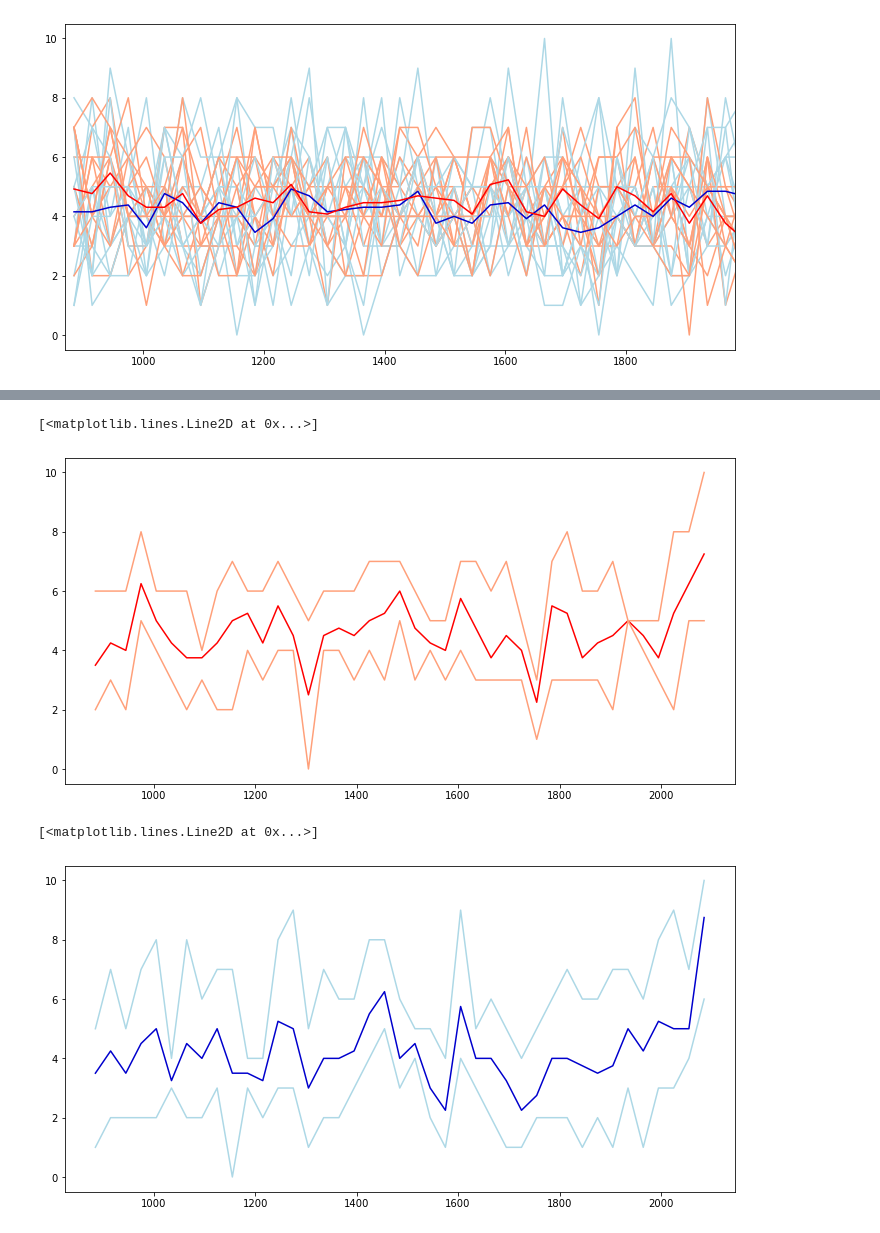
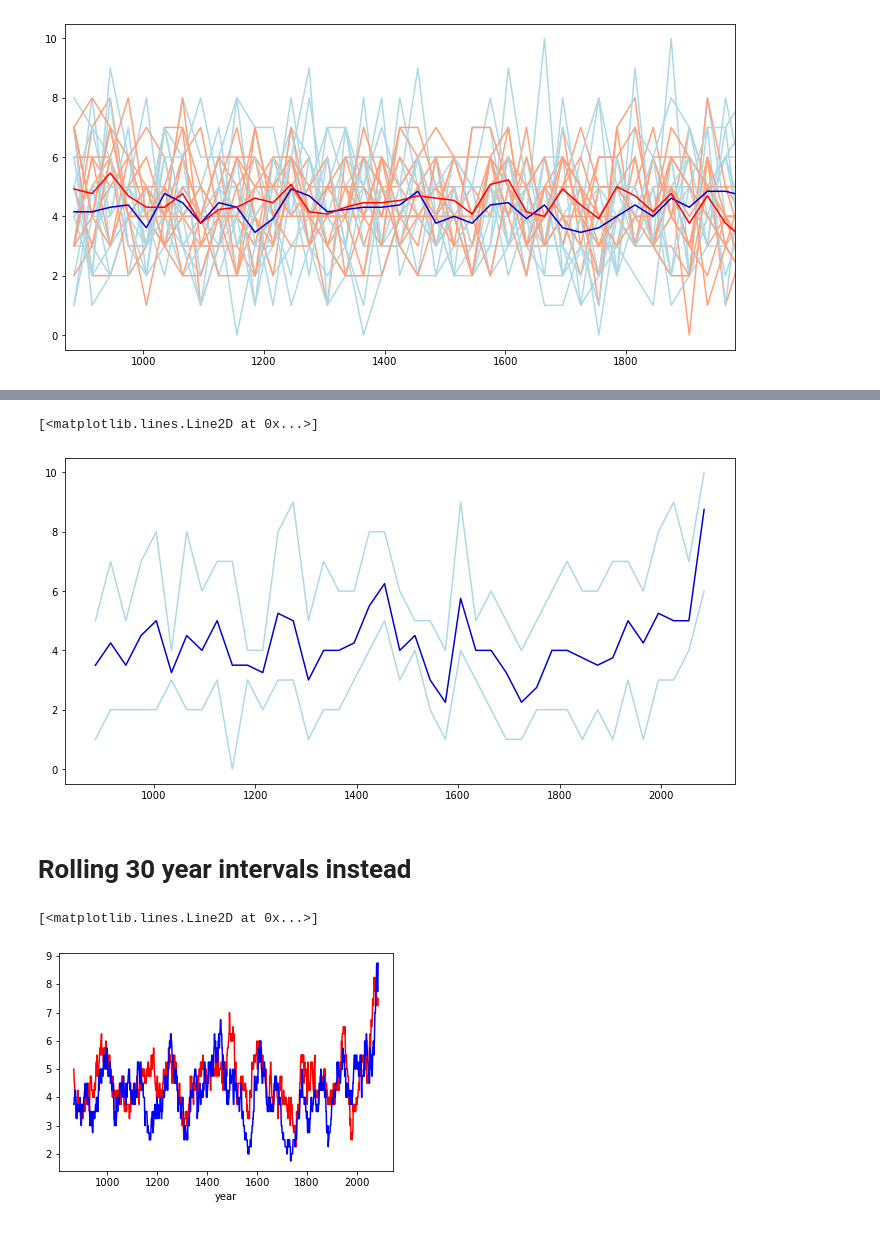
Before and after one commit to anton-seaice/compound, a Jupyter notebook: cesmTradIndecesCompounds.ipynb, the cells around one changed output, grey strips where cells are left out. Cells and saved outputs as stored; diff of their text form; code cells hidden in the pictures.

```diff
--- a/cesmTradIndecesCompounds.ipynb
+++ b/cesmTradIndecesCompounds.ipynb
@@ -172,27 +174,22 @@ fig = plt.figure(figsize=(12,6))
 
 
 
-#plt.plot(x, binnedNegCount.sel(experiment=_model.cesmRcp85).mean(dim='experiment') , color='mediumblue')
-plt.plot(x, binnedPosCount.sel(experiment=_model.cesmRcp85).mean(dim='experiment') , color='red')
+plt.plot(x, binnedNegCount.sel(experiment=_model.cesmRcp85).mean(dim='experiment') , color='mediumblue', label='mean')
 
-#plt.plot(x, binnedNegCount.sel(experiment=_model.cesmRcp85).max(dim='experiment') , color='lightblue')
-plt.plot(x, binnedPosCount.sel(experiment=_model.cesmRcp85).max(dim='experiment') , color='lightsalmon')
+plt.plot(x, binnedNegCount.sel(experiment=_model.cesmRcp85).max(dim='experiment') , color='lightblue', label='min')
 
-#plt.plot(x, binnedNegCount.sel(experiment=_model.cesmRcp85).min(dim='experiment') , color='lightblue')
-plt.plot(x, binnedPosCount.sel(experiment=_model.cesmRcp85).min(dim='experiment') , color='lightsalmon')
+plt.plot(x, binnedNegCount.sel(experiment=_model.cesmRcp85).min(dim='experiment') , color='lightblue', label='mean')
 # %% [output]
 [<matplotlib.lines.Line2D at 0x...>]
-[figure, old version]
+[figure, new version]
-# %%
-fig = plt.figure(figsize=(12,6))
-
-
-
-plt.plot(x, binnedNegCount.sel(experiment=_model.cesmRcp85).mean(dim='experiment') , color='mediumblue')
-
-plt.plot(x, binnedNegCount.sel(experiment=_model.cesmRcp85).max(dim='experiment') , color='lightblue')
-
-plt.plot(x, binnedNegCount.sel(experiment=_model.cesmRcp85).min(dim='experiment') , color='lightblue')
-# %% [output]
-[<matplotlib.lines.Line2D at 0x...>]
-[figure, removed]
+# %% [markdown]
+# Rolling 30 year intervals instead
+# %%
+rollingPCount=(firePosCount.sel(experiment=_model.cesmRcp85)>1).rolling(year=30, center=True).sum('year').dropna('year')
+rollingPCount.mean(dim='experiment').plot(label='mean', color='red')
+
+rollingNCount=(fireNegCount.sel(experiment=_model.cesmRcp85)>1).rolling(year=30, center=True).sum('year').dropna('year')
+rollingNCount.mean(dim='experiment').plot(label='mean', color='blue')
+# %% [output]
+[<matplotlib.lines.Line2D at 0x...>]
+[figure, added]
```
Also changed, not shown: parts of 11 cells of this notebook, 2 other files.
